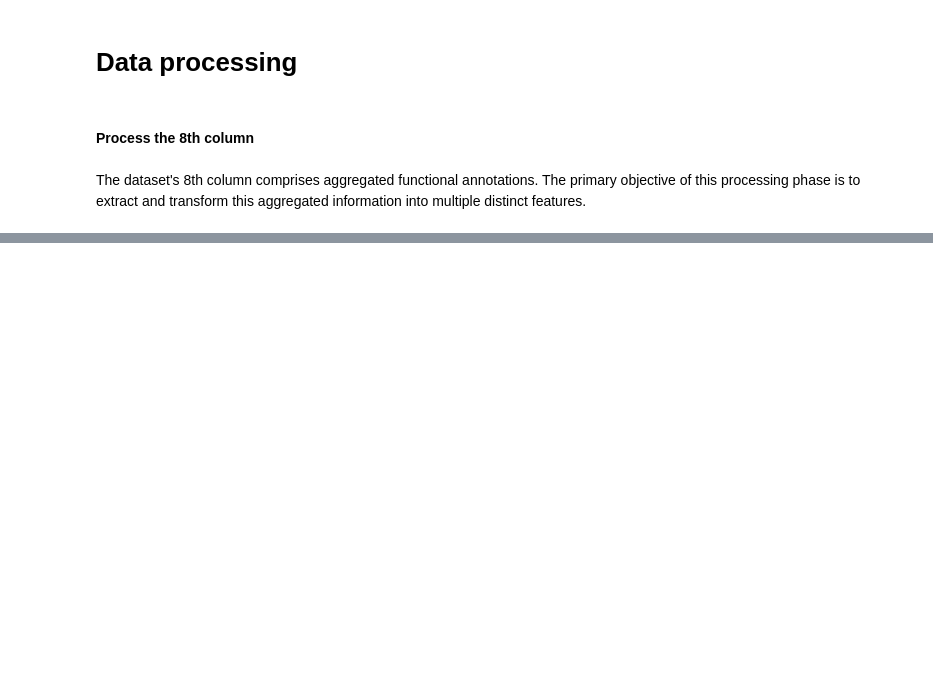
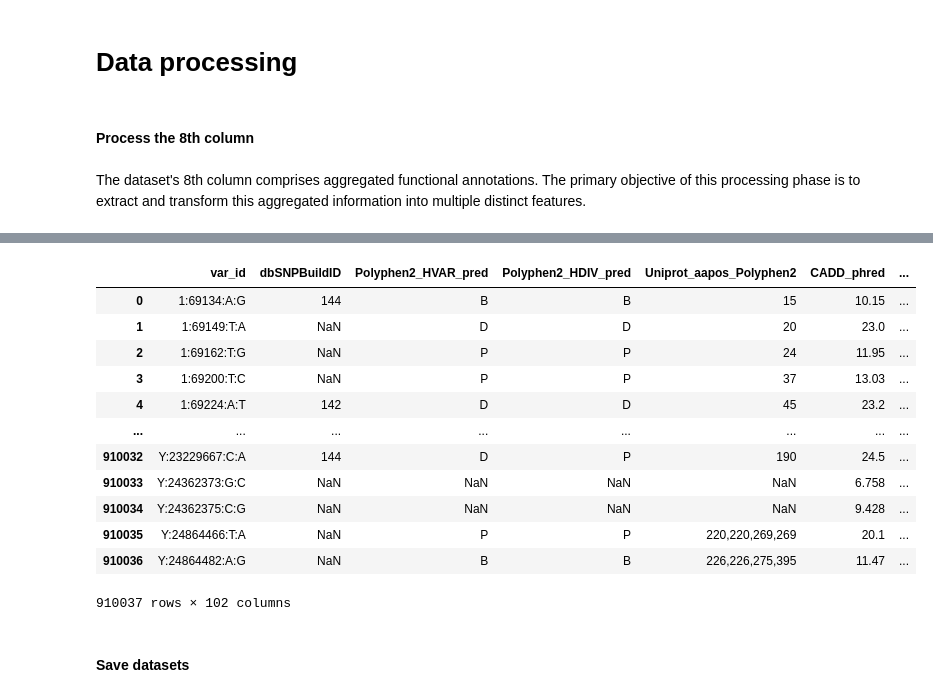
Before and after one commit to rjcpinto/master-thesis-code, a Jupyter notebook: code/notebooks/populational_dataset_processing.ipynb, the cells around one changed output, grey strips where cells are left out. Cells and saved outputs as stored; diff of their text form; code cells hidden in the pictures; blank space fills up the shorter version.

Commit message:
add annovar annotation to clinpgx + consequent changes

```diff
--- a/code/notebooks/populational_dataset_processing.ipynb
+++ b/code/notebooks/populational_dataset_processing.ipynb
@@ -151,3 +217,29 @@ pop_data_missense_long_split = pop_data_missense_long_split[~pop_data_missense_l
+# %%
+annovar_columns = pop_data_missense_long_split.iloc[:, 33:134].columns.to_list()
+pop_data_missense_annovar = pop_data_missense_long_split[['var_id'] + annovar_columns]
+pop_data_missense_long_split = pop_data_missense_long_split.drop(columns=annovar_columns)
+# %%
+pop_data_missense_annovar.drop_duplicates(inplace=True)
+pop_data_missense_annovar.reset_index(drop=True, inplace=True)
+
+pop_data_missense_long_split.drop_duplicates(inplace=True)
+pop_data_missense_long_split.reset_index(drop=True, inplace=True)
+# %% [output]
+|  | var_id | dbSNPBuildID | Polyphen2_HVAR_pred | Polyphen2_HDIV_pred | Uniprot_aapos_Polyphen2 | CADD_phred | ... |
+| 0 | 1:69134:A:G | 144 | B | B | 15 | 10.15 | ... |
+| 1 | 1:69149:T:A | NaN | D | D | 20 | 23.0 | ... |
+| 2 | 1:69162:T:G | NaN | P | P | 24 | 11.95 | ... |
+| 3 | 1:69200:T:C | NaN | P | P | 37 | 13.03 | ... |
+| 4 | 1:69224:A:T | 142 | D | D | 45 | 23.2 | ... |
+| ... | ... | ... | ... | ... | ... | ... | ... |
+| 910032 | Y:23229667:C:A | 144 | D | P | 190 | 24.5 | ... |
+| 910033 | Y:24362373:G:C | NaN | NaN | NaN | NaN | 6.758 | ... |
+| 910034 | Y:24362375:C:G | NaN | NaN | NaN | NaN | 9.428 | ... |
+| 910035 | Y:24864466:T:A | NaN | P | P | 220,220,269,269 | 20.1 | ... |
+| 910036 | Y:24864482:A:G | NaN | B | B | 226,226,275,395 | 11.47 | ... |
+910037 rows × 102 columns
+# %% [markdown]
+#### **Save datasets**
 # %%
 pop_data_missense_long_split.to_csv("/Users/ricardo/Desktop/MECD/2ndYear/Thesis/Datasets/Populational_Data/pop_data_missense_final.csv",
                                     sep="\t",
```
Also changed, not shown: parts of 7 cells of this notebook, 10 other files.
